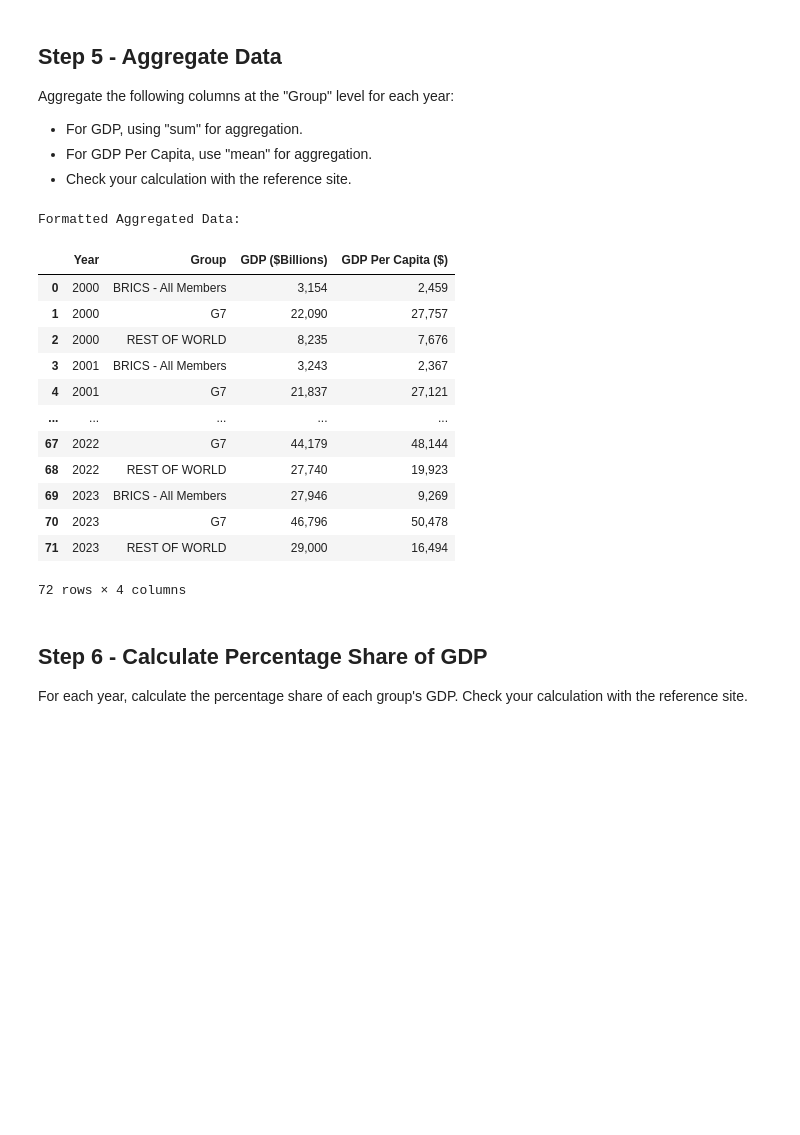
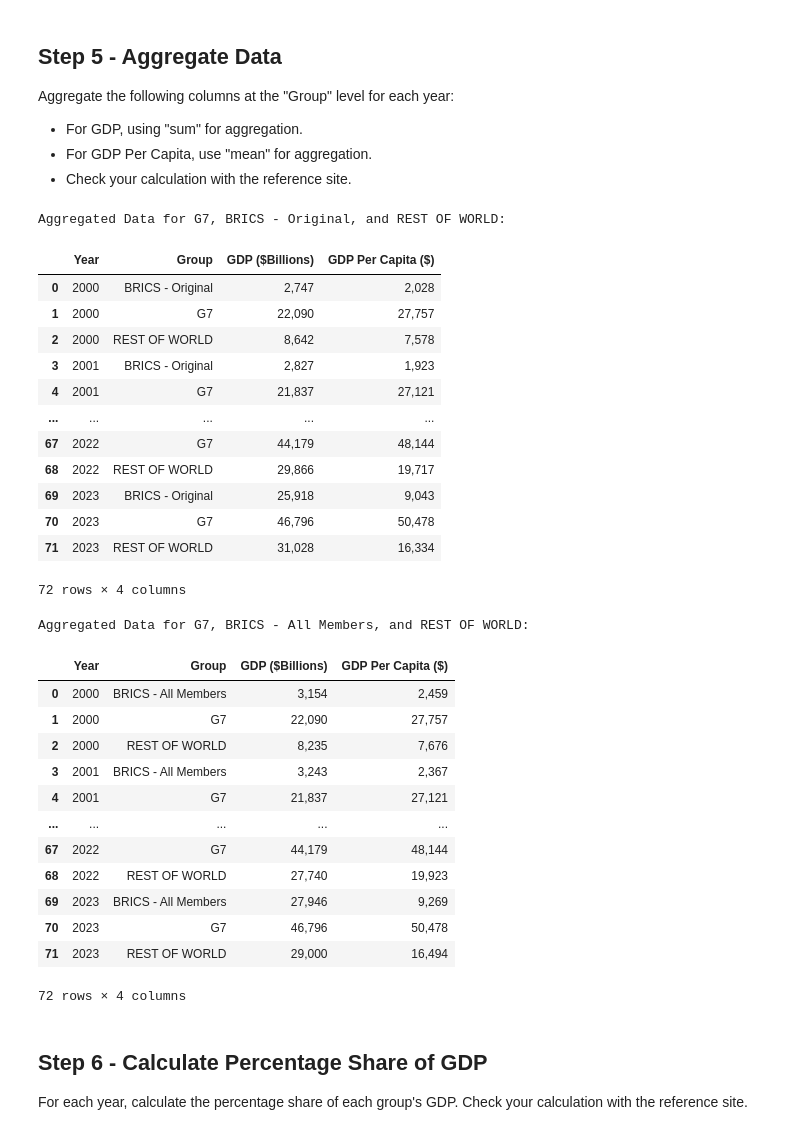
Before and after one commit to mineozcan/UMBC-DATA609-FALL24-WANG, a Jupyter notebook: Assignments/mini_project.ipynb, the cells around one changed output. Drawn from its saved outputs; the diff is of its cells as text; code cells hidden in the pictures; blank space fills up the shorter version.

```diff
--- a/Assignments/mini_project.ipynb
+++ b/Assignments/mini_project.ipynb
@@ -295,0 +204,20 @@ REST OF WORLD Countries:
+# %%
+G7_COUNTRIES = ["USA", "CAN", "GBR", "FRA", "DEU", "ITA", "JPN"]
+BRICS_ORIGINAL = ["BRA", "RUS", "IND", "CHN", "ZAF"]
+BRICS_ALL_MEMBERS = ["BRA", "RUS", "IND", "CHN", "EGY", "ETH", "IRN", "SAU", "ZAF"]
+
+def assign_group(row, brics_version="original"):
+    country_code = row['Country Code'].strip().upper()
+    if country_code in G7_COUNTRIES:
+        return "G7"
+    elif country_code in (BRICS_ALL_MEMBERS if brics_version == "all_members" else BRICS_ORIGINAL):
+        return "BRICS - All Members" if brics_version == "all_members" else "BRICS - Original"
+    else:
+        return "REST OF WORLD"
+
+data['Group'] = data.apply(assign_group, axis=1, brics_version="original")
+
+for group_name in ["G7", "BRICS - Original", "BRICS - All Members", "REST OF WORLD"]:
+    group_countries = data[data['Group'] == group_name][['Country Name', 'Country Code', 'Group']].drop_duplicates()
+    print(f"{group_name} Countries:")
+    display(group_countries)
@@ -302,33 +263,55 @@ Aggregate the following columns at the "Group" level for each year:
 - For GDP Per Capita, use "mean" for aggregation.
 - Check your calculation with the reference site.
 # %%
-data['Group'] = data.apply(assign_group, axis=1, brics_version="all_members")  # Switch is possible between "original" or "all_members"
+def aggregate_and_display_data(brics_version="original"):
+    data['Group'] = data.apply(assign_group, axis=1, brics_version=brics_version)
 
-aggregated_data = data.groupby(['Year', 'Group']).agg({
-    'GDP ($Billions)': 'sum',
-    'GDP Per Capita ($)': 'mean'
-}).reset_index()
+    aggregated_data = data.groupby(['Year', 'Group']).agg({
+        'GDP ($Billions)': 'sum',
+        'GDP Per Capita ($)': 'mean'
+    }).reset_index()
 
-aggregated_data['GDP ($Billions)'] = aggregated_data['GDP ($Billions)'].apply(lambda x: f"{x:,.0f}")
-aggregated_data['GDP Per Capita ($)'] = aggregated_data['GDP Per Capita ($)'].apply(lambda x: f"{x:,.0f}")
+    aggregated_data['GDP ($Billions)'] = aggregated_data['GDP ($Billions)'].apply(lambda x: f"{x:,.0f}")
+    aggregated_data['GDP Per Capita ($)'] = aggregated_data['GDP Per Capita ($)'].apply(lambda x: f"{x:,.0f}")
 
-print("Formatted Aggregated Data:")
-display(aggregated_data)
+
+    selected_brics_label = "BRICS - All Members" if brics_version == "all_members" else "BRICS - Original"
+    print(f"Aggregated Data for G7, {selected_brics_label}, and REST OF WORLD:")
+    display(aggregated_data)
+
+aggregate_and_display_data(brics_version="original")
+
+
+aggregate_and_display_data(brics_version="all_members")
 # %% [output]
-Formatted Aggregated Data:
+Aggregated Data for G7, BRICS - Original, and REST OF WORLD:
 |  | Year | Group | GDP ($Billions) | GDP Per Capita ($) |
-| 0 | 2000 | BRICS - All Members | 3,154 | 2,459 |
+| 0 | 2000 | BRICS - Original | 2,747 | 2,028 |
 | 1 | 2000 | G7 | 22,090 | 27,757 |
-| 2 | 2000 | REST OF WORLD | 8,235 | 7,676 |
-| 3 | 2001 | BRICS - All Members | 3,243 | 2,367 |
+| 2 | 2000 | REST OF WORLD | 8,642 | 7,578 |
+| 3 | 2001 | BRICS - Original | 2,827 | 1,923 |
 | 4 | 2001 | G7 | 21,837 | 27,121 |
 | ... | ... | ... | ... | ... |
 | 67 | 2022 | G7 | 44,179 | 48,144 |
-| 68 | 2022 | REST OF WORLD | 27,740 | 19,923 |
-| 69 | 2023 | BRICS - All Members | 27,946 | 9,269 |
+| 68 | 2022 | REST OF WORLD | 29,866 | 19,717 |
+| 69 | 2023 | BRICS - Original | 25,918 | 9,043 |
 | 70 | 2023 | G7 | 46,796 | 50,478 |
-| 71 | 2023 | REST OF WORLD | 29,000 | 16,494 |
+| 71 | 2023 | REST OF WORLD | 31,028 | 16,334 |
 72 rows × 4 columns
+Aggregated Data for G7, BRICS - All Members, and REST OF WORLD:
+|  | Year | Group | GDP ($Billions) | GDP Per Capita ($) |
+| 0 | 2000 | BRICS - All Members | 3,154 | 2,459 |
+| 1 | 2000 | G7 | 22,090 | 27,757 |
+| 2 | 2000 | REST OF WORLD | 8,235 | 7,676 |
+| 3 | 2001 | BRICS - All Members | 3,243 | 2,367 |
+| 4 | 2001 | G7 | 21,837 | 27,121 |
+| ... | ... | ... | ... | ... |
+| 67 | 2022 | G7 | 44,179 | 48,144 |
+| 68 | 2022 | REST OF WORLD | 27,740 | 19,923 |
+| 69 | 2023 | BRICS - All Members | 27,946 | 9,269 |
+| 70 | 2023 | G7 | 46,796 | 50,478 |
+| 71 | 2023 | REST OF WORLD | 29,000 | 16,494 |
+72 rows × 4 columns
 # %% [markdown]
 ## Step 6 - Calculate Percentage Share of GDP
 
```
Also changed, not shown: parts of 3 cells of this notebook.
